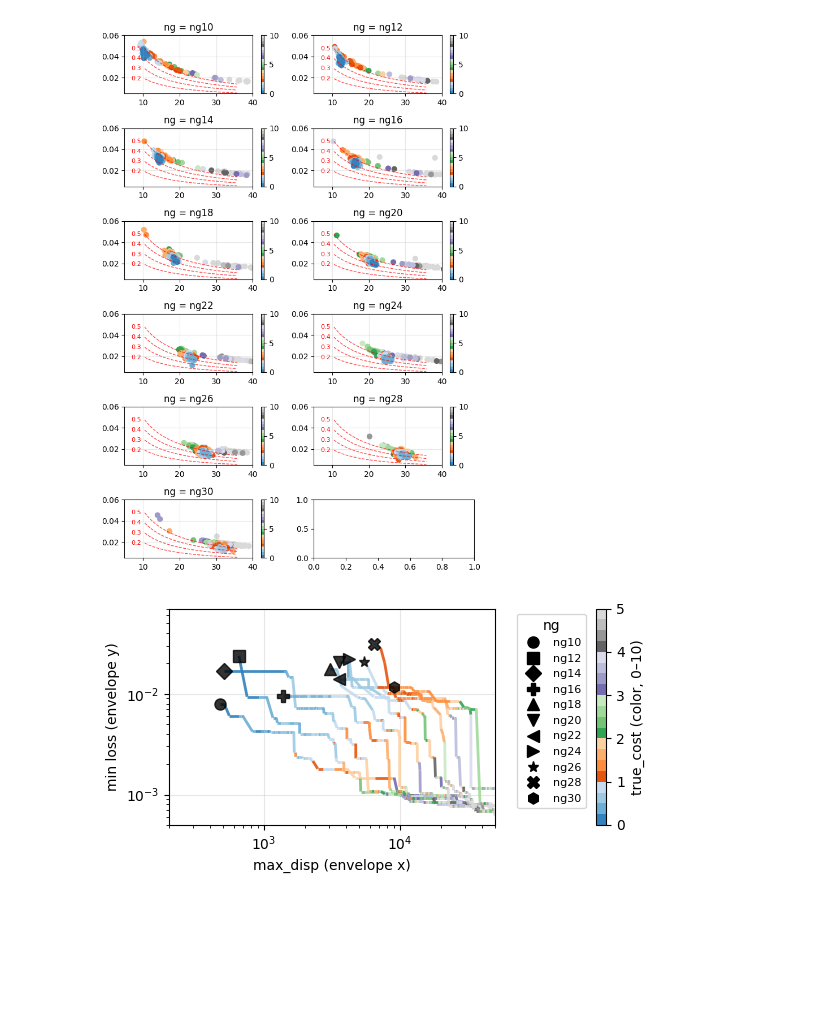
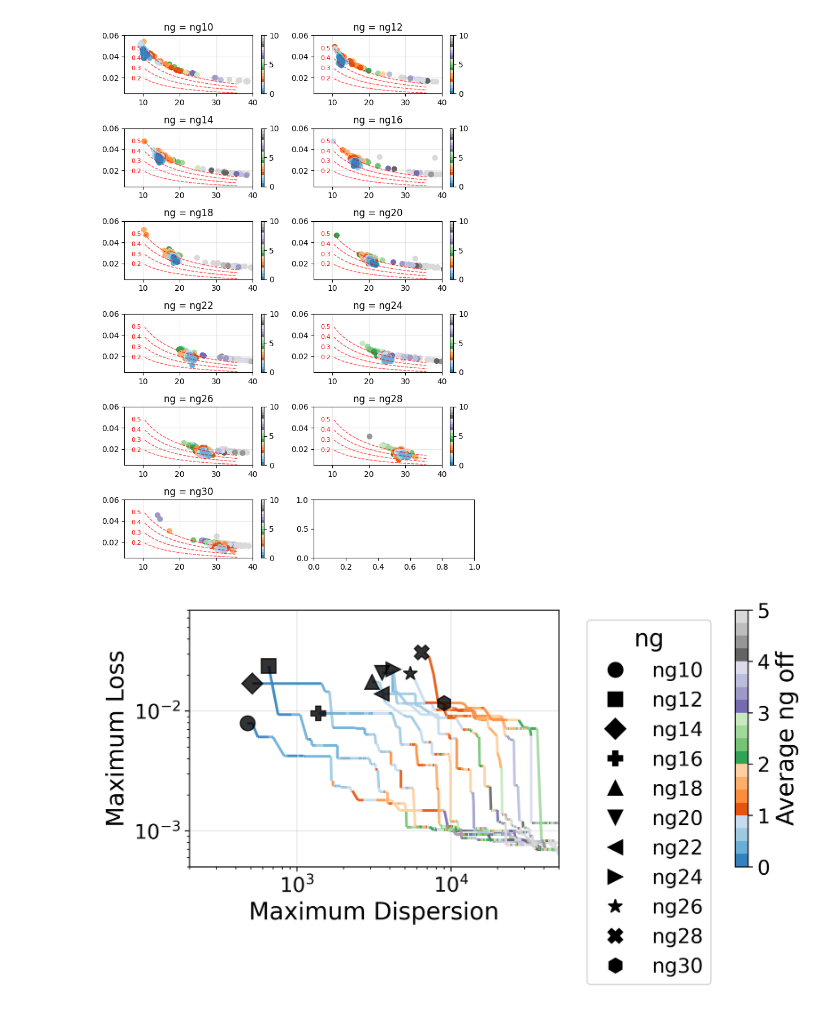
Before and after one commit to DominicJThompson/optGME, a Jupyter notebook: paper2/lossTests/playground.ipynb, the cells around one changed output. Saved outputs shown, nothing was run; the diff lists cells and outputs as text; code cells hidden in the pictures; blank space fills up the shorter version.

```diff
--- a/paper2/lossTests/playground.ipynb
+++ b/paper2/lossTests/playground.ipynb
@@ -168,7 +168,10 @@ ng_strings = ["ng10","ng12","ng14","ng16","ng18","ng20","ng22","ng24","ng26","ng
 import matplotlib.cm as cm
 import matplotlib.colors as mcolors
 
-fig, ax = plt.subplots(1, 1, figsize=(7, 3))
+# ---- Add text scale variable here ----
+TEXT_SCALE = 1.4  # Change this value (e.g., 1.0 for default, 1.2 for larger, 0.8 for smaller, etc.)
+
+fig, ax = plt.subplots(1, 1, figsize=(8, 4),dpi=300)
 
 # Instead of autoscaling, fix vmin/vmax to [0,10] for true_cost coloring
 norm = mcolors.Normalize(vmin=0, vmax=5)
@@ -214,39 +217,41 @@ for i, ng_string in enumerate(ng_strings):
             (disp_unique[j+1], min_loss_at_disp[j+1])
         ])
         # For each segment, use the average true_cost of its endpoints
         mean_cost = 0.5 * (true_cost_at_disp[j] + true_cost_at_disp[j+1])
         segment_colors.append(mean_cost)
 
     lc = LineCollection(segments, cmap='tab20c', norm=norm, linewidths=2, alpha=0.9)
     lc.set_array(np.array(segment_colors))
 
     # Use different marker per ng, but plot only one marker per line (left-most point)
     ax.add_collection(lc)
     marker = ng_marker_map[ng_string]
-    ax.plot(disp_unique[0], min_loss_at_disp[0], marker=marker, markersize=8, label=f"{ng_string}", color='k', alpha=0.8)
+    ax.plot(disp_unique[0], min_loss_at_disp[0], marker=marker, markersize=8 * TEXT_SCALE, label=f"{ng_string}", color='k', alpha=0.8)
 
 # Labels, log/y, xlim/ylim, colorbar, legend
 ax.grid(True, alpha=0.3)
 ax.set_xscale('linear')
 ax.set_yscale('log')
 ax.set_xscale("log")
 ax.set_xlim(2e2,5e4)
 ax.set_ylim(5e-4,7e-2)
-ax.set_xlabel("max_disp (envelope x)")
-ax.set_ylabel("min loss (envelope y)")
+ax.set_xlabel("Maximum Dispersion", fontsize=13 * TEXT_SCALE)
+ax.set_ylabel("Maximum Loss", fontsize=13 * TEXT_SCALE)
+ax.tick_params(axis='both', which='major', labelsize=11 * TEXT_SCALE)
 
 # Colorbar for true_cost (0 to 10 color range)
-cb = plt.colorbar(sm, ax=ax, pad=0.2)
-cb.set_label("true_cost (color, 0–10)")
+cb = plt.colorbar(sm, ax=ax, pad=0.275)
+cb.set_label("Average ng off", fontsize=13 * TEXT_SCALE)
+cb.ax.tick_params(labelsize=11 * TEXT_SCALE)
 
 # Legend for ng (by marker)
 handles = [
-    plt.Line2D([0], [0], marker=ng_marker_map[ng], color='k', linestyle='', label=ng, markersize=8)
+    plt.Line2D([0], [0], marker=ng_marker_map[ng], color='k', linestyle='', label=ng, markersize=8 * TEXT_SCALE)
     for ng in ng_strings
 ]
-ax.legend(handles=handles, bbox_to_anchor=(1.05, 1), loc='upper left', fontsize=8, title="ng")
+ax.legend(handles=handles, bbox_to_anchor=(1.05, 1), loc='upper left', fontsize=11 * TEXT_SCALE, title="ng", title_fontsize=13 * TEXT_SCALE)
 
-plt.tight_layout(rect=[0, 0, 0.85, 1])
+plt.tight_layout()
 plt.show()
 # %% [output]
-[figure, old version]
+[figure, new version]
```
Also changed, not shown: 4 other files.
